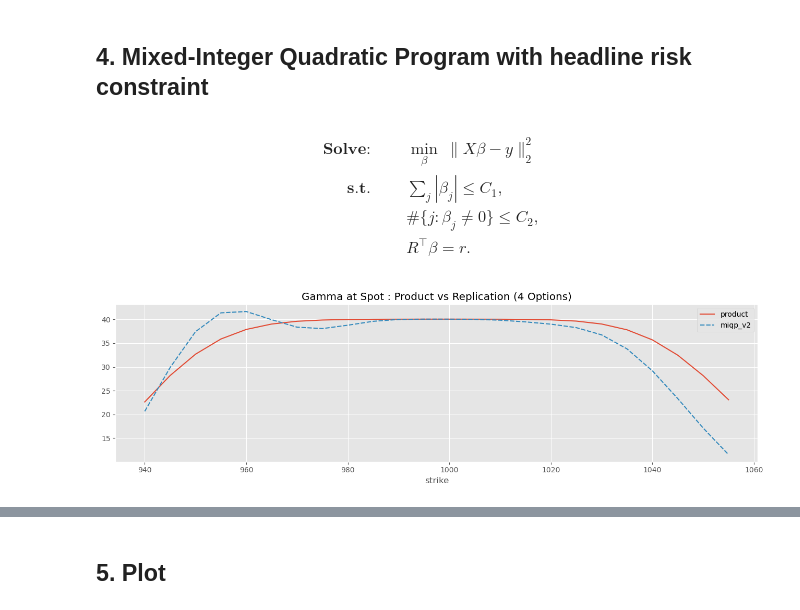
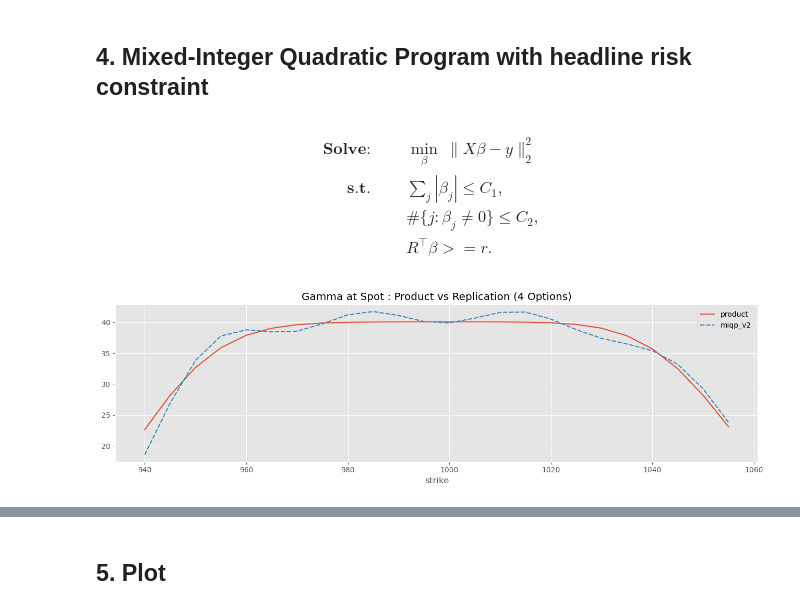
Before and after one commit to kevinlaventure/python_code, a Jupyter notebook: portfolio_reduction.ipynb, the cells around one changed output, grey strips where cells are left out. Drawn from its saved outputs; the diff is of its cells as text; code cells hidden in the pictures.

```diff
--- a/portfolio_reduction.ipynb
+++ b/portfolio_reduction.ipynb
@@ -573,7 +539,7 @@ params = {
 
 }
 
-slide_list = [0.05, -0.05]
+slide_list = [0.01, -0.01, 0.05, -0.05]
 slide_type = 'spot_only'
 
 beta = 1
@@ -720,8 +686,9 @@ df['max_gamma_small_bucket'] = df['str_delta_call'].map(df.groupby('str_delta_ca
 df_sub = df.loc[df['sabr_gamma']==df['max_gamma_small_bucket']].copy()
 sub_gamma_grid = gamma_grid.loc[:, df_sub['strike']]
 res = best_subset_weights(sub_gamma_grid.astype(float), gamma_at_spot_df['product'].astype(float), 4, max_sum_abs_weight=start_df['weight'].abs().sum() * 100)
+mult = start_df['sabr_gamma'].dot(start_df['weight']) / start_df['sabr_gamma'].dot(start_df['strike'].map(res).astype(float).fillna(0))
 start_df.loc[:, 'brute_force'] = 0.0
-start_df.loc[:, 'brute_force'] = start_df['strike'].map(res).astype(float).fillna(0)
+start_df.loc[:, 'brute_force'] = start_df['strike'].map(res).astype(float).fillna(0) * mult
 gamma_at_spot_df['brute_force'] = gamma_grid.multiply(start_df.set_index('strike')['brute_force']).sum(axis=1)
 plt.style.use("ggplot")
 plt.figure(figsize=(13, 4))
@@ -839,37 +806,36 @@ plt.show()
 \textbf{s.t.} \qquad
 &\sum_{j} |\beta_j| \le C_1, \\[4pt]
 &\#\{ j : \beta_j \neq 0 \} \le C_2, \\[4pt]
-& R^\top \beta = r.
+& R^\top \beta >= r.
 \end{aligned}
 # %%
-risk_cols = ['sabr_gamma', 'sabr_vega', 'sabr_vanna', 'sabr_volga', 'sabr_theta']
-#risk_cols = ['sabr_gamma', 'sabr_theta']
-#risk_cols = ['sabr_theta']
+#risk_cols = ['sabr_gamma', 'sabr_vega', 'sabr_vanna', 'sabr_volga', 'sabr_theta']
+risk_cols = slide_list
 target_risk = start_df[risk_cols].multiply(start_df['weight'], 0).sum()
 risk_grid = start_df.set_index('strike').loc[gamma_grid.index, risk_cols]
 res = miqp_l1_cardinality_v2(
     X=gamma_grid,
     y=gamma_at_spot_df['product'],
     C1=start_df['weight'].abs().sum() * 100,
     C2=4,
     M=None,
     solver=None,
     verbose=False,
     target_risk=target_risk,
     risk_grid=risk_grid
 )
 res = res[0]
 start_df.loc[:, 'miqp_v2'] = 0.0
 start_df.loc[:, 'miqp_v2'] = start_df['strike'].map(res).astype(float).fillna(0)
 gamma_at_spot_df['miqp_v2'] = gamma_grid.multiply(start_df.set_index('strike')['miqp_v2']).sum(axis=1)
 plt.style.use("ggplot")
 plt.figure(figsize=(13, 4))
 sns.lineplot(data=gamma_at_spot_df[['product', 'miqp_v2']])   # uses the index as x and each column as a separate line
 plt.title("Gamma at Spot : Product vs Replication (4 Options)")
 plt.tight_layout()
 plt.show()
 # %% [output]
-[figure, old version]
+[figure, new version]
 # %%
 plt.style.use("ggplot")
 plt.figure(figsize=(13, 4))
```
Also changed, not shown: parts of 7 cells of this notebook.
